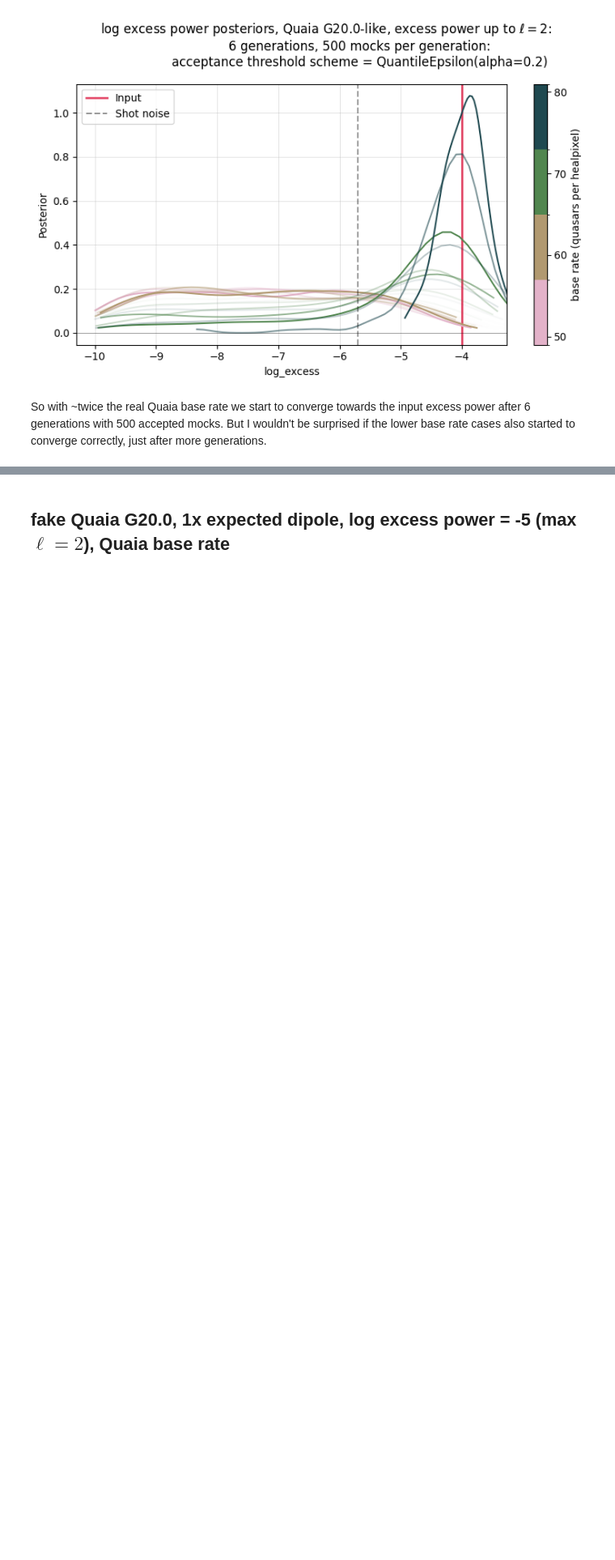
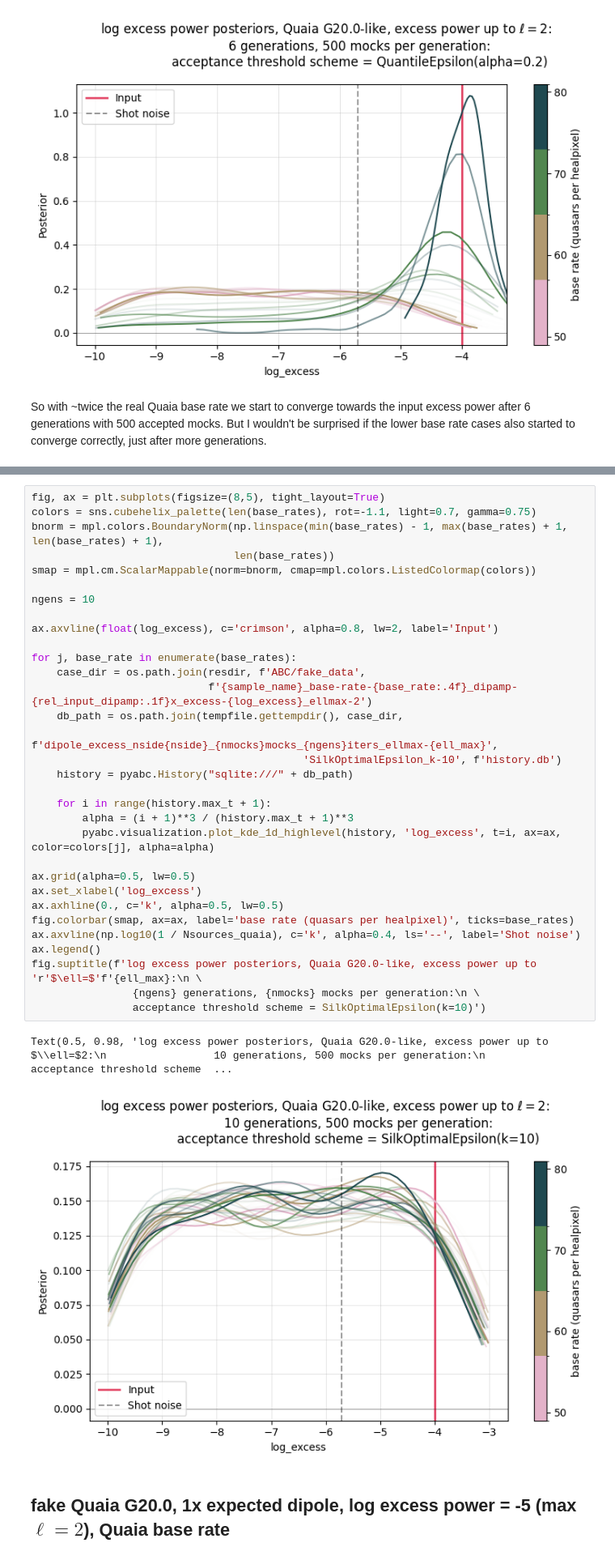
Before and after one commit to abbyw24/lss-dipoles, a Jupyter notebook: notebooks/ABC_excess_power_convergence.ipynb, the cells around one changed output, grey strips where cells are left out. Shown at 81% size. Cells and saved outputs as stored; diff of their text form; blank space fills up the shorter version.

Commit message:
update notebooks: ABC excess power convergence

```diff
--- a/notebooks/ABC_excess_power_convergence.ipynb
+++ b/notebooks/ABC_excess_power_convergence.ipynb
@@ -404,3 +406,38 @@ But I wouldn't be surprised if the lower base rate cases also started to converg
+# %%
+fig, ax = plt.subplots(figsize=(8,5), tight_layout=True)
+colors = sns.cubehelix_palette(len(base_rates), rot=-1.1, light=0.7, gamma=0.75)
+bnorm = mpl.colors.BoundaryNorm(np.linspace(min(base_rates) - 1, max(base_rates) + 1, len(base_rates) + 1),
+                                len(base_rates))
+smap = mpl.cm.ScalarMappable(norm=bnorm, cmap=mpl.colors.ListedColormap(colors))
+
+ngens = 10
+
+ax.axvline(float(log_excess), c='crimson', alpha=0.8, lw=2, label='Input')
+
+for j, base_rate in enumerate(base_rates):
+    case_dir = os.path.join(resdir, f'ABC/fake_data',
+                            f'{sample_name}_base-rate-{base_rate:.4f}_dipamp-{rel_input_dipamp:.1f}x_excess-{log_excess}_ellmax-2')
+    db_path = os.path.join(tempfile.gettempdir(), case_dir,
+                                        f'dipole_excess_nside{nside}_{nmocks}mocks_{ngens}iters_ellmax-{ell_max}',
+                                           'SilkOptimalEpsilon_k-10', f'history.db')
+    history = pyabc.History("sqlite:///" + db_path)
+
+    for i in range(history.max_t + 1):
+        alpha = (i + 1)**3 / (history.max_t + 1)**3
+        pyabc.visualization.plot_kde_1d_highlevel(history, 'log_excess', t=i, ax=ax, color=colors[j], alpha=alpha)
+
+ax.grid(alpha=0.5, lw=0.5)
+ax.set_xlabel('log_excess')
+ax.axhline(0., c='k', alpha=0.5, lw=0.5)
+fig.colorbar(smap, ax=ax, label='base rate (quasars per healpixel)', ticks=base_rates)
+ax.axvline(np.log10(1 / Nsources_quaia), c='k', alpha=0.4, ls='--', label='Shot noise')
+ax.legend()
+fig.suptitle(f'log excess power posteriors, Quaia G20.0-like, excess power up to 'r'$\ell=$'f'{ell_max}:\n \
+                {ngens} generations, {nmocks} mocks per generation:\n \
+                acceptance threshold scheme = SilkOptimalEpsilon(k=10)')
+# %% [output]
+Text(0.5, 0.98, 'log excess power posteriors, Quaia G20.0-like, excess power up to $\\ell=$2:\n                 10 generations, 500 mocks per generation:\n                 acceptance threshold scheme  ...
+[figure, added]
 # %% [markdown]
 ## fake Quaia G20.0, 1x expected dipole, log excess power = -5 (max $\ell=2$), Quaia base rate
 # %%
```
Also changed, not shown: parts of 4 cells of this notebook.
